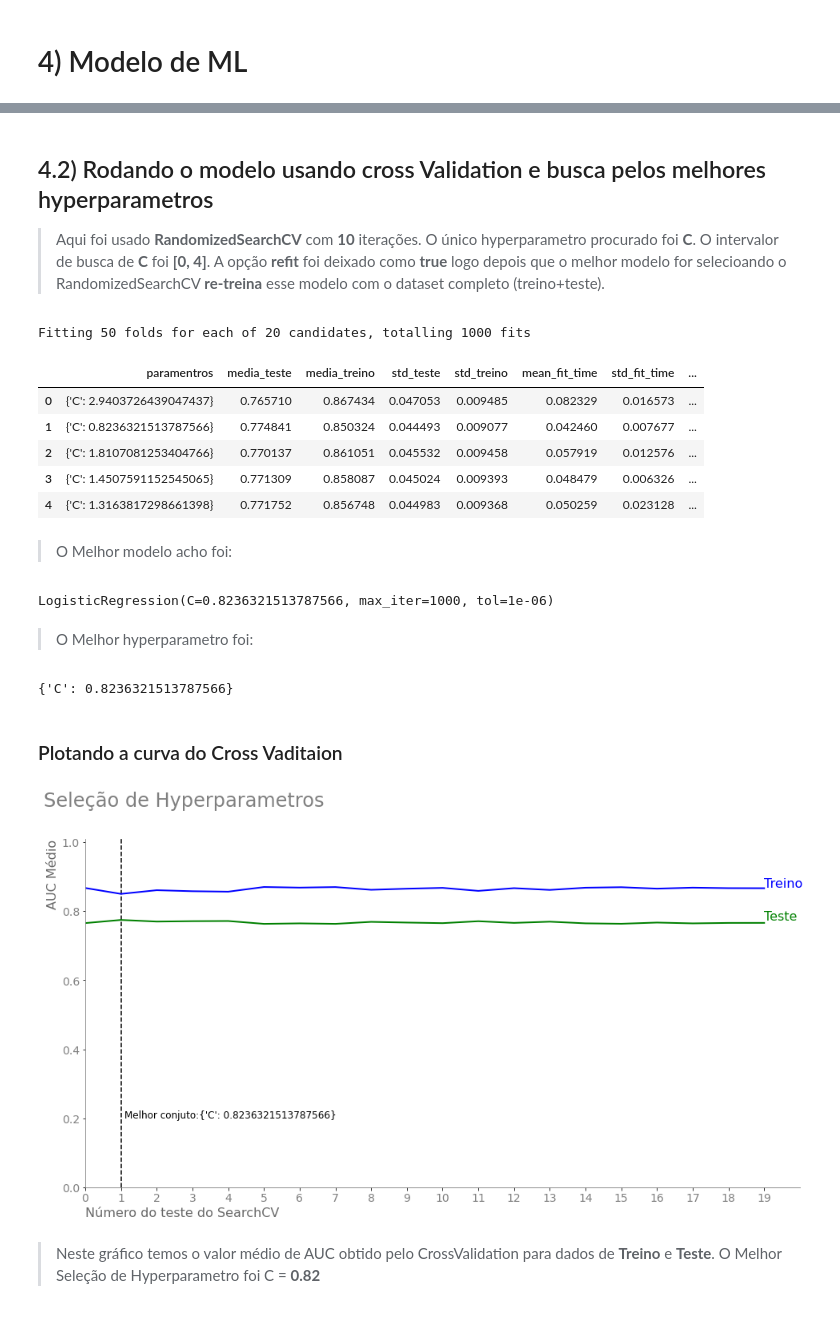
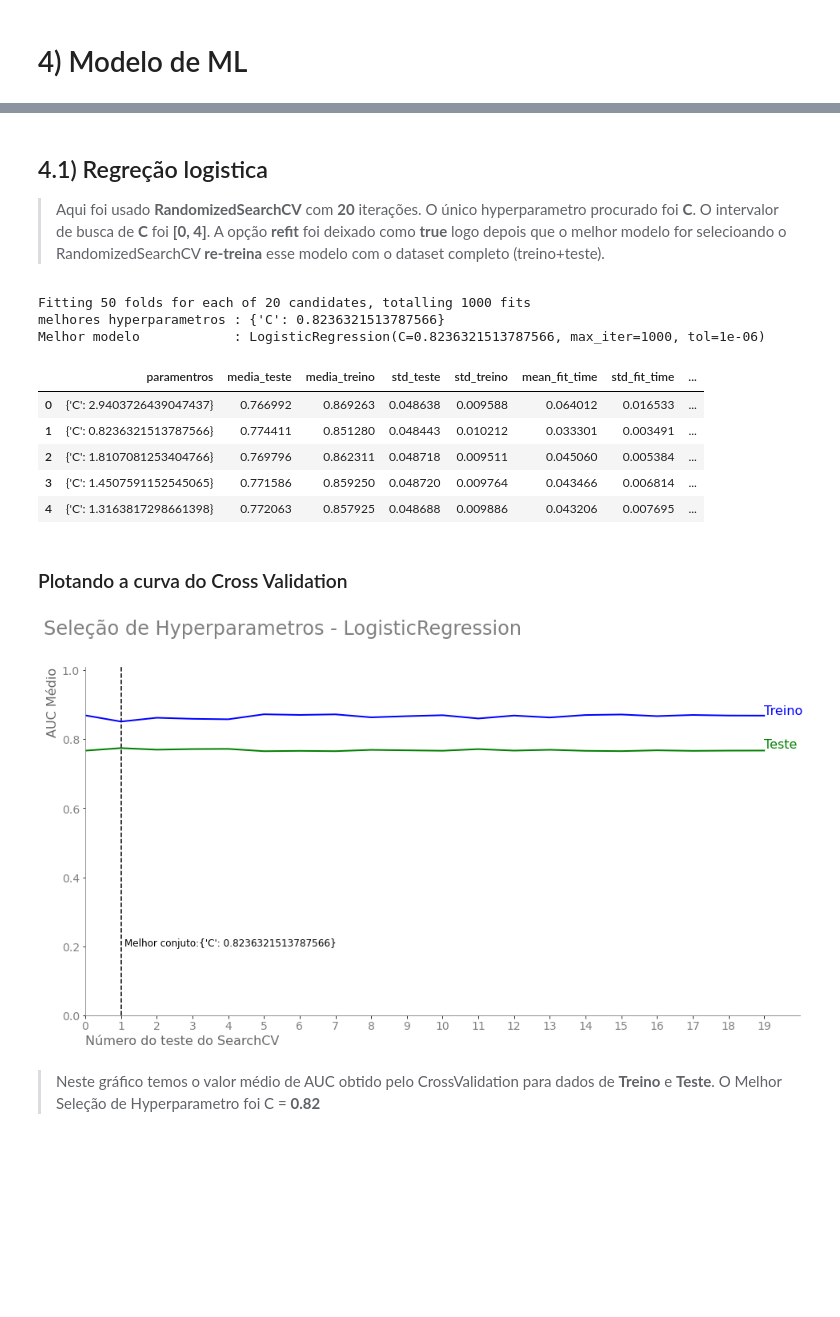
Before and after one commit to HenriqueCCdA/BC_DS_Projeto_Final, a Jupyter notebook: Notebooks/ML/regressao_logistica.ipynb, the cells around one changed output, grey strips where cells are left out. Drawn from its saved outputs; the diff is of its cells as text; code cells hidden in the pictures; blank space fills up the shorter version.

```diff
--- a/Notebooks/ML/regressao_logistica.ipynb
+++ b/Notebooks/ML/regressao_logistica.ipynb
@@ -121,52 +132,41 @@ AUC Treino: 0.85 - [0.83 - 0.88]
 # %% [markdown]
-## 4.2) Rodando o modelo usando cross Validation e busca pelos melhores hyperparametros
+## 4.1) Regreção logistica
 
-> Aqui foi usado **RandomizedSearchCV** com **10** iterações. O único hyperparametro procurado foi **C**. O intervalor de busca  de **C** foi **[0, 4]**.
+> Aqui foi usado **RandomizedSearchCV** com **20** iterações. O único hyperparametro procurado foi **C**. O intervalor de busca  de **C** foi **[0, 4]**.
 A opção **refit** foi deixado como **true** logo depois que o melhor modelo for selecioando o RandomizedSearchCV **re-treina** esse modelo com o dataset completo (treino+teste).
 # %%
 parameters = {'C': uniform(loc=0, scale=4)}
 modelo = LogisticRegression(max_iter=1000, tol=1e-6)
 
-resultados, melhor_modelo, melhores_hyperparametros  = roda_modelo_cv_randomized_search_cv(modelo,
-                                                                                            x_cv,
-                                                                                            y_cv,
-                                                                                            parameters,
-                                                                                            n_splits=5,
-                                                                                            n_repeats=10,
-                                                                                            n_iter=20,
-                                                                                            seed=14715)
+resultados, melhor_modelo_lr, melhores_hyperparametros  = roda_modelo_cv_randomized_search_cv(modelo,
+                                                                                              x_cv,
+                                                                                              y_cv,
+                                                                                              parameters,
+                                                                                              n_splits=5,
+                                                                                              n_repeats=10,
+                                                                                              n_iter=20,
+                                                                                              seed=14715)
+
+resultados_treinamento(resultados, melhor_modelo_lr, melhores_hyperparametros)
 # %% [output]
 Fitting 50 folds for each of 20 candidates, totalling 1000 fits
+melhores hyperparametros : {'C': 0.8236321513787566}
+Melhor modelo            : LogisticRegression(C=0.8236321513787566, max_iter=1000, tol=1e-06)
+|  | paramentros | media_teste | media_treino | std_teste | std_treino | mean_fit_time | std_fit_time | ... |
+| 0 | {'C': 2.9403726439047437} | 0.766992 | 0.869263 | 0.048638 | 0.009588 | 0.064012 | 0.016533 | ... |
+| 1 | {'C': 0.8236321513787566} | 0.774411 | 0.851280 | 0.048443 | 0.010212 | 0.033301 | 0.003491 | ... |
+| 2 | {'C': 1.8107081253404766} | 0.769796 | 0.862311 | 0.048718 | 0.009511 | 0.045060 | 0.005384 | ... |
+| 3 | {'C': 1.4507591152545065} | 0.771586 | 0.859250 | 0.048720 | 0.009764 | 0.043466 | 0.006814 | ... |
+| 4 | {'C': 1.3163817298661398} | 0.772063 | 0.857925 | 0.048688 | 0.009886 | 0.043206 | 0.007695 | ... |
-# %%
-resultados.head(n=5)
-# %% [output]
-|  | paramentros | media_teste | media_treino | std_teste | std_treino | mean_fit_time | std_fit_time | ... |
-| 0 | {'C': 2.9403726439047437} | 0.765710 | 0.867434 | 0.047053 | 0.009485 | 0.082329 | 0.016573 | ... |
-| 1 | {'C': 0.8236321513787566} | 0.774841 | 0.850324 | 0.044493 | 0.009077 | 0.042460 | 0.007677 | ... |
-| 2 | {'C': 1.8107081253404766} | 0.770137 | 0.861051 | 0.045532 | 0.009458 | 0.057919 | 0.012576 | ... |
-| 3 | {'C': 1.4507591152545065} | 0.771309 | 0.858087 | 0.045024 | 0.009393 | 0.048479 | 0.006326 | ... |
-| 4 | {'C': 1.3163817298661398} | 0.771752 | 0.856748 | 0.044983 | 0.009368 | 0.050259 | 0.023128 | ... |
-# %% [markdown]
-> O Melhor modelo acho foi:
-# %%
-melhor_modelo
-# %% [output]
-LogisticRegression(C=0.8236321513787566, max_iter=1000, tol=1e-06)
-# %% [markdown]
-> O Melhor hyperparametro foi:
-# %%
-melhores_hyperparametros
-# %% [output]
-{'C': 0.8236321513787566}
 # %% [markdown]
-### Plotando a curva do Cross Vaditaion
+### Plotando a curva do Cross Validation
 # %%
-plota_treino_teste_auc('Seleção de Hyperparametros',
+plota_treino_teste_auc('Seleção de Hyperparametros - LogisticRegression',
                        resultados['media_teste'],
                        resultados['media_treino'],
                        resultados['rank_test_score'],
-                       melhores_hyperparamentros)
+                       melhores_hyperparametros)
 # %% [output]
-[figure, old version]
+[figure, new version]
 # %% [markdown]
 > Neste gráfico temos o valor médio de AUC obtido pelo CrossValidation para dados de **Treino** e **Teste**. O Melhor Seleção de Hyperparametro foi C = **0.82**
```
Also changed, not shown: parts of 15 cells of this notebook, 3 other files.
